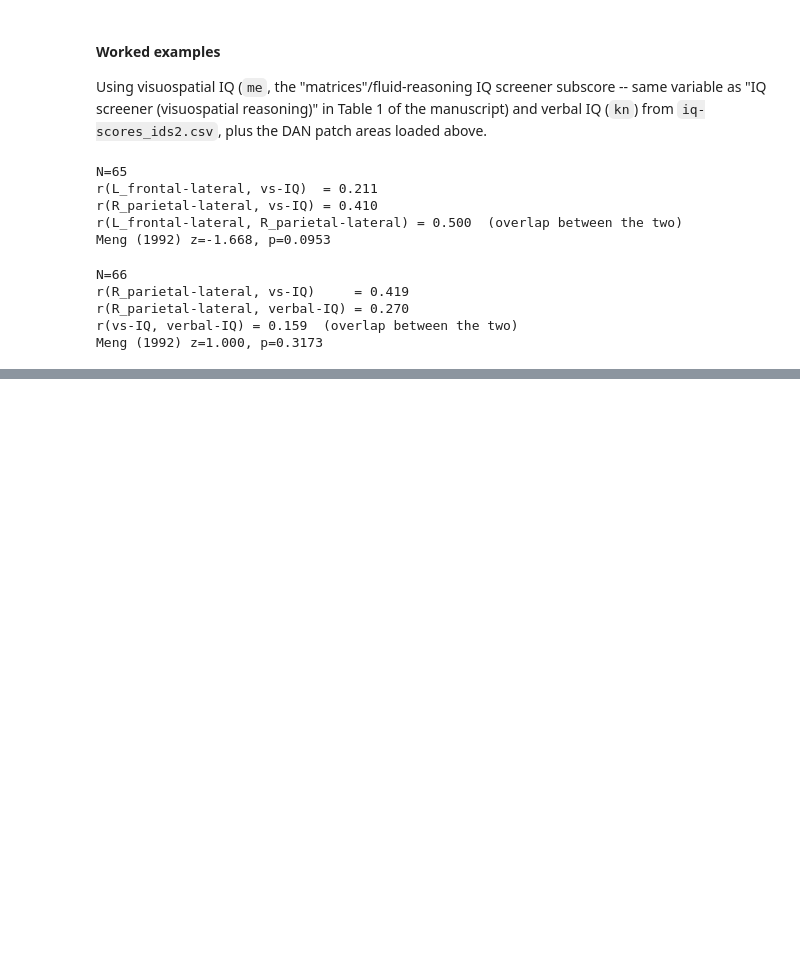
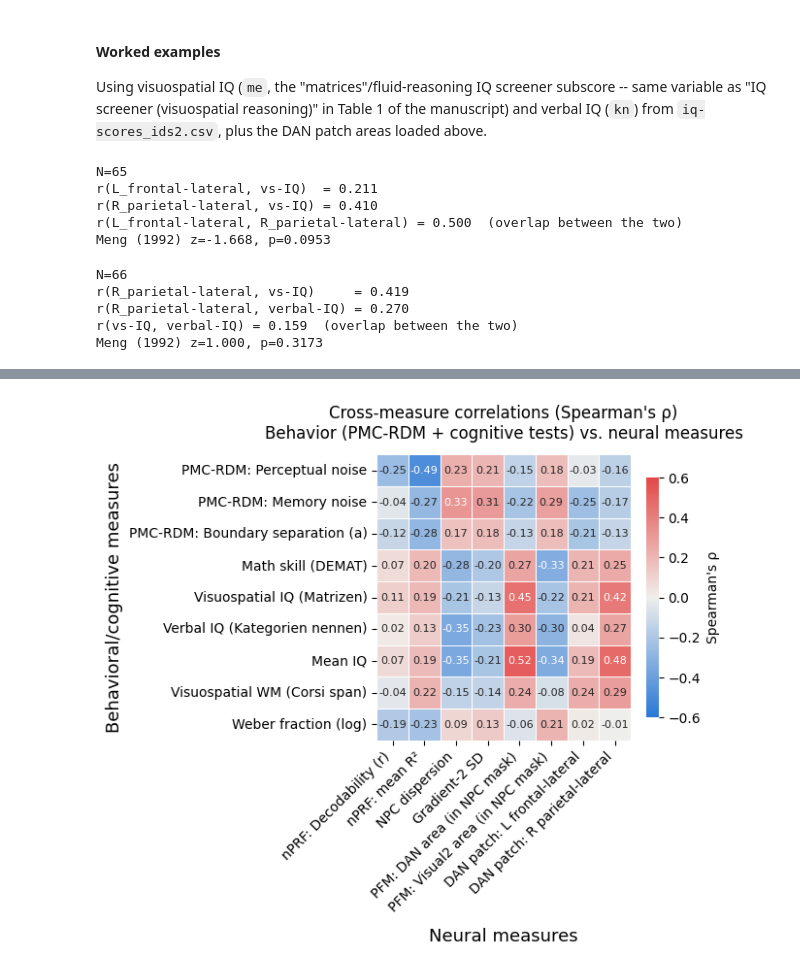
Before and after one commit to mrenke/parietal_patterns, a Jupyter notebook: prep_results/thesis_ch-DD-neuro_01.ipynb, the cells around one changed output, grey strips where cells are left out. Drawn from its saved outputs; the diff is of its cells as text; code cells hidden in the pictures; blank space fills up the shorter version.

```diff
--- a/prep_results/thesis_ch-DD-neuro_01.ipynb
+++ b/prep_results/thesis_ch-DD-neuro_01.ipynb
@@ -318,0 +388,54 @@ Meng (1992) z=1.000, p=0.3173
+# %%
+pretty_names_bn = {
+    'perceptual_noise_sd': 'PMC-RDM: Perceptual noise',
+    'memory_noise_sd': 'PMC-RDM: Memory noise',
+    'a': 'PMC-RDM: Boundary separation (a)',
+    'mean_iq': 'Mean IQ',
+    'me': 'Visuospatial IQ (Matrizen)',
+    'kn': 'Verbal IQ (Kategorien nennen)',
+    'erfassungsspanne': 'Visuospatial WM (Corsi span)',
+    'weber_transformed': 'Weber fraction (log)',
+    'skill_score': 'Math skill (DEMAT)',
+    'neural_numsense_precision': 'nPRF: Decodability (r)',
+    'mean_R2': 'nPRF: mean R²',
+    'NPC_dispersion': 'NPC dispersion',
+    'grad_std': 'Gradient-2 SD',
+    'Dorsal-attention_size': 'PFM: DAN area (in NPC mask)',
+    'Visual2_size': 'PFM: Visual2 area (in NPC mask)',
+    'L_frontal-lateral': 'DAN patch: L frontal-lateral',
+    'R_parietal-lateral': 'DAN patch: R parietal-lateral',
+}
+# %%
+corr_bn = pd.DataFrame(index=behav_vars, columns=neural_vars, dtype=float)
+pval_bn = pd.DataFrame(index=behav_vars, columns=neural_vars, dtype=float)
+n_bn = pd.DataFrame(index=behav_vars, columns=neural_vars, dtype=float)
+
+for b in behav_vars:
+    for nv in neural_vars:
+        sub = df_bn[[b, nv]].dropna()
+        if len(sub) < 3:
+            continue
+        cor = pingouin.corr(sub[b], sub[nv], method='spearman')
+        corr_bn.loc[b, nv] = cor['r'].iloc[0]
+        pval_bn.loc[b, nv] = cor['p-val'].iloc[0]
+        n_bn.loc[b, nv] = len(sub)
+
+
+diverging_cmap = LinearSegmentedColormap.from_list('blue_red', ['#2a78d6', '#f0efec', '#e34948'])
+
+fig, ax = plt.subplots(figsize=(0.55 * len(neural_vars) + 2, 0.5 * len(behav_vars) + 2))
+sns.heatmap(corr_bn.astype(float), cmap=diverging_cmap, vmin=-0.6, vmax=0.6, center=0,
+            square=True, annot=True, fmt='.2f', annot_kws={'size': 8},
+            linewidths=0.5, linecolor='white',
+            cbar_kws={'shrink': 0.6, 'label': "Spearman's ρ"}, ax=ax)
+
+ax.set_xticklabels([pretty_names_bn.get(c, c) for c in neural_vars], rotation=45, ha='right')
+ax.set_yticklabels([pretty_names_bn.get(c, c) for c in behav_vars], rotation=0)
+ax.set_ylabel('Behavioral/cognitive measures', fontsize=13)
+ax.set_xlabel('Neural measures', fontsize=13, labelpad=10)
+
+ax.set_title("Cross-measure correlations (Spearman's ρ)\nBehavior (PMC-RDM + cognitive tests) vs. neural measures", pad=12)
+plt.tight_layout()
+plt.savefig(op.join(plot_folder, 'cross_measure_heatmap_behav-neural.pdf'), dpi=300, bbox_inches='tight')
+# %% [output]
+[figure, added]
```
Also changed, not shown: parts of 16 cells of this notebook, 3 other files.
